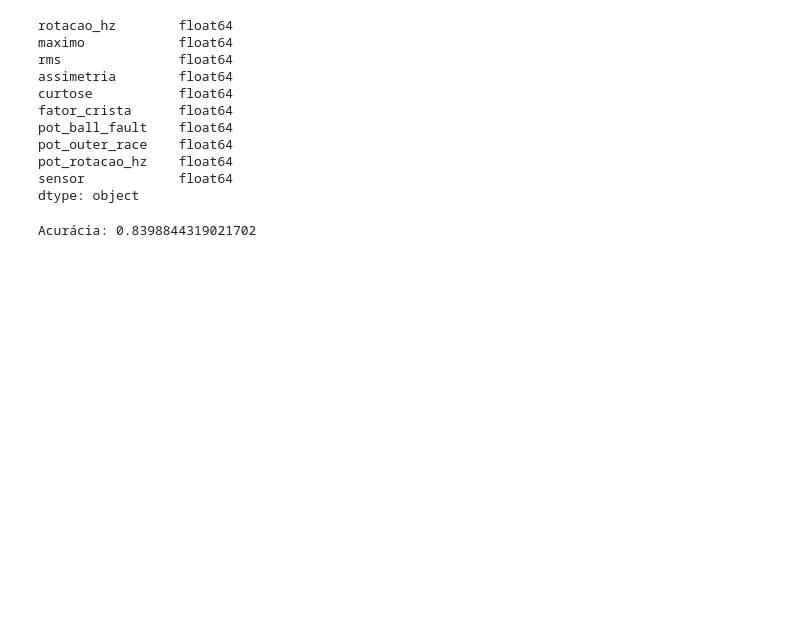
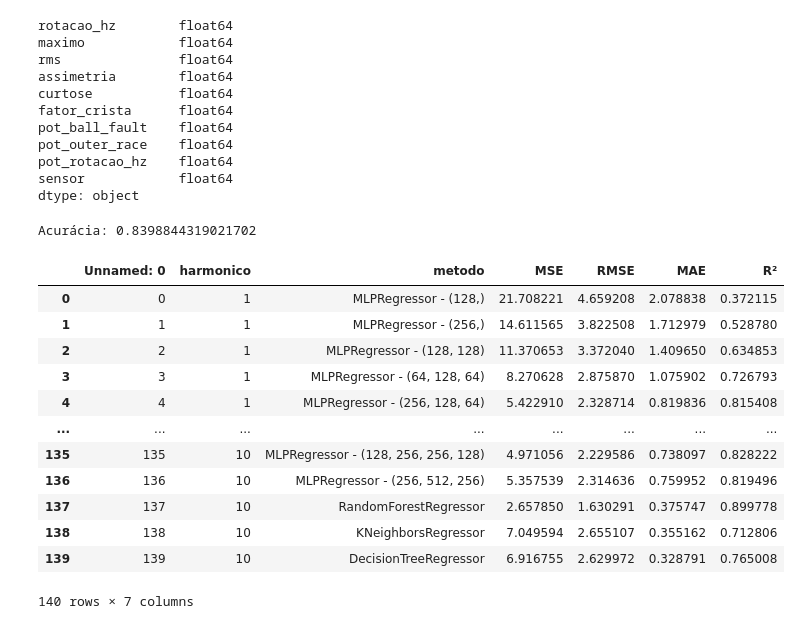
Before and after one commit to dossleo/ProjetoFinal_LeoanrdoPacheco_UFRJ_LAVI, a Jupyter notebook: teste_multiclass_classification.ipynb, the cells around one changed output. Drawn from its saved outputs; the diff is of its cells as text; code cells hidden in the pictures; blank space fills up the shorter version.

```diff
--- a/multiclass_classification.ipynb
+++ b/teste_multiclass_classification.ipynb
@@ -146,3 +146,21 @@ accuracy = accuracy_score(y_test, y_pred)
 print('Acurácia:', accuracy)
 # %% [output]
 Acurácia: 0.8398844319021702
+# %%
+import pandas as pd
+indicadores = pd.read_csv('database\dados_tratados\Indicadores_Regressor.csv')
+indicadores
+# %% [output]
+|  | Unnamed: 0 | harmonico | metodo | MSE | RMSE | MAE | R² |
+| 0 | 0 | 1 | MLPRegressor - (128,) | 21.708221 | 4.659208 | 2.078838 | 0.372115 |
+| 1 | 1 | 1 | MLPRegressor - (256,) | 14.611565 | 3.822508 | 1.712979 | 0.528780 |
+| 2 | 2 | 1 | MLPRegressor - (128, 128) | 11.370653 | 3.372040 | 1.409650 | 0.634853 |
+| 3 | 3 | 1 | MLPRegressor - (64, 128, 64) | 8.270628 | 2.875870 | 1.075902 | 0.726793 |
+| 4 | 4 | 1 | MLPRegressor - (256, 128, 64) | 5.422910 | 2.328714 | 0.819836 | 0.815408 |
+| ... | ... | ... | ... | ... | ... | ... | ... |
+| 135 | 135 | 10 | MLPRegressor - (128, 256, 256, 128) | 4.971056 | 2.229586 | 0.738097 | 0.828222 |
+| 136 | 136 | 10 | MLPRegressor - (256, 512, 256) | 5.357539 | 2.314636 | 0.759952 | 0.819496 |
+| 137 | 137 | 10 | RandomForestRegressor | 2.657850 | 1.630291 | 0.375747 | 0.899778 |
+| 138 | 138 | 10 | KNeighborsRegressor | 7.049594 | 2.655107 | 0.355162 | 0.712806 |
+| 139 | 139 | 10 | DecisionTreeRegressor | 6.916755 | 2.629972 | 0.328791 | 0.765008 |
+140 rows × 7 columns
```
Also changed, not shown: parts of 2 cells of this notebook, 6 other files.
